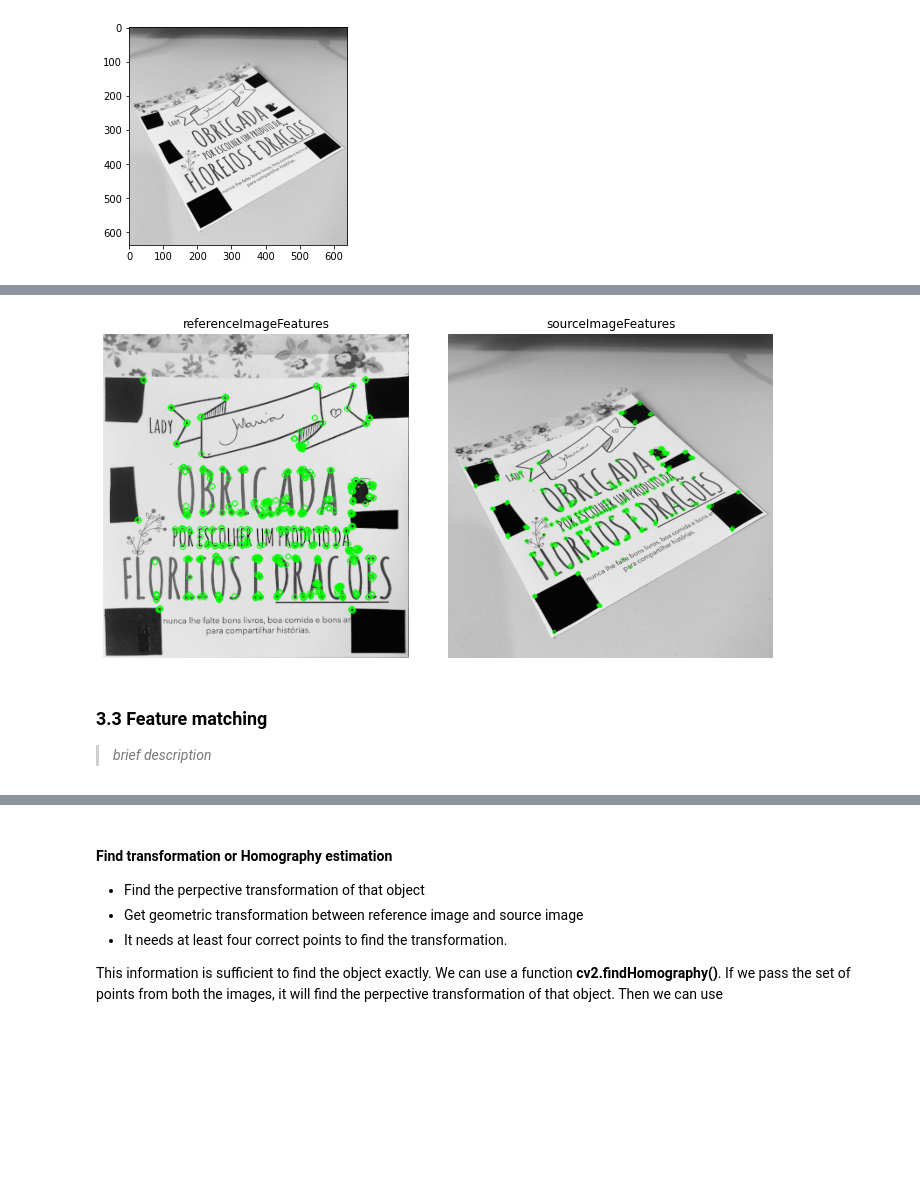
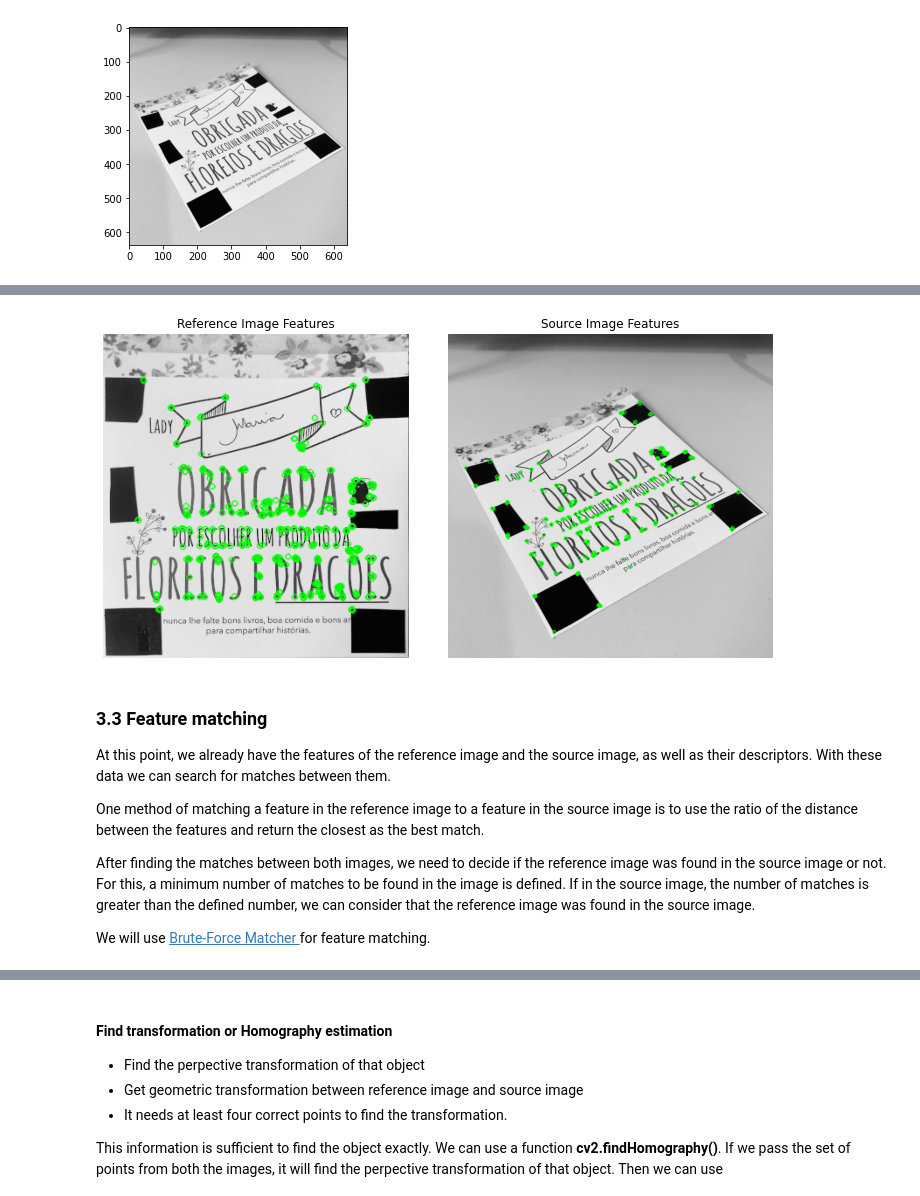
Before and after one commit to mafda/augmented_reality_101, a Jupyter notebook: src/ar_python3_opencv4.ipynb, the cells around one changed output, grey strips where cells are left out. Drawn from its saved outputs; the diff is of its cells as text; code cells hidden in the pictures; blank space fills up the shorter version.

```diff
--- a/src/ar_python3_opencv4.ipynb
+++ b/src/ar_python3_opencv4.ipynb
@@ -73,41 +84,46 @@ Feature based recognition method. This kind of methods, consist in three main st
 # %%
 # Initiate ORB detector
 orb = cv2.ORB_create()
 
 # find the keypoints with ORB
 referenceImagePts = orb.detect(referenceImage, None)
 sourceImagePts = orb.detect(sourceImage, None)
-
 
 # compute the descriptors with ORB
 referenceImagePts, referenceImageDsc = orb.compute(referenceImage, referenceImagePts)
 sourceImagePts, sourceImageDsc = orb.compute(sourceImage, sourceImagePts)
 
 #  Paint the key points over the original image
 referenceImageFeatures = cv2.drawKeypoints(referenceImage, referenceImagePts,
                                            referenceImage, color=(0,255,0), flags=0)
 sourceImageFeatures = cv2.drawKeypoints(sourceImage, sourceImagePts,
                                            sourceImage, color=(0,255,0), flags=0)
 
 
 # Show image
 plt.figure(figsize=(10, 5))
 plt.subplot(1, 2, 1)
 plt.axis("off")
 plt.imshow(referenceImageFeatures, cmap='gray')
-plt.title('referenceImageFeatures')
+plt.title('Reference Image Features')
 plt.subplot(1, 2, 2)
 plt.axis("off")
 plt.imshow(sourceImageFeatures, cmap='gray')
-plt.title('sourceImageFeatures')
+plt.title('Source Image Features')
 plt.tight_layout()
 plt.show()
 # %% [output]
-[figure, old version]
+[figure, new version]
-# %% [markdown]
-### 3.3 Feature matching
-
-> *brief description*
+# %% [markdown]
+### 3.3 Feature matching
+
+At this point, we already have the features of the reference image and the source image, as well as their descriptors. With these data we can search for matches between them.
+
+One method of matching a feature in the reference image to a feature in the source image is to use the ratio of the distance between the features and return the closest as the best match.
+
+After finding the matches between both images, we need to decide if the reference image was found in the source image or not. For this, a minimum number of matches to be found in the image is defined. If in the source image, the number of matches is greater than the defined number, we can consider that the reference image was found in the source image.
+
+We will use [Brute-Force Matcher ](https://docs.opencv.org/3.4/dc/dc3/tutorial_py_matcher.html) for feature matching.
 # %%
 MIN_MATCHES = 30
 
```
Also changed, not shown: parts of 14 cells of this notebook.
